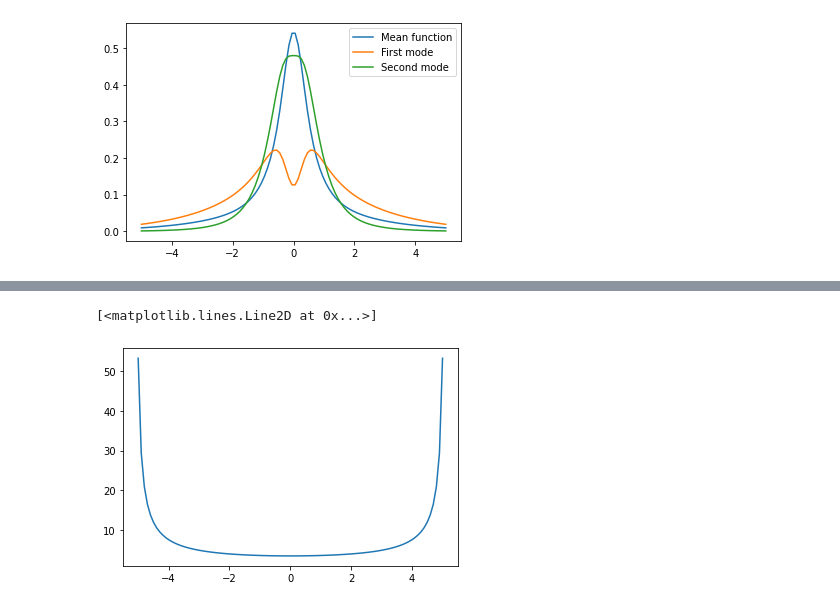
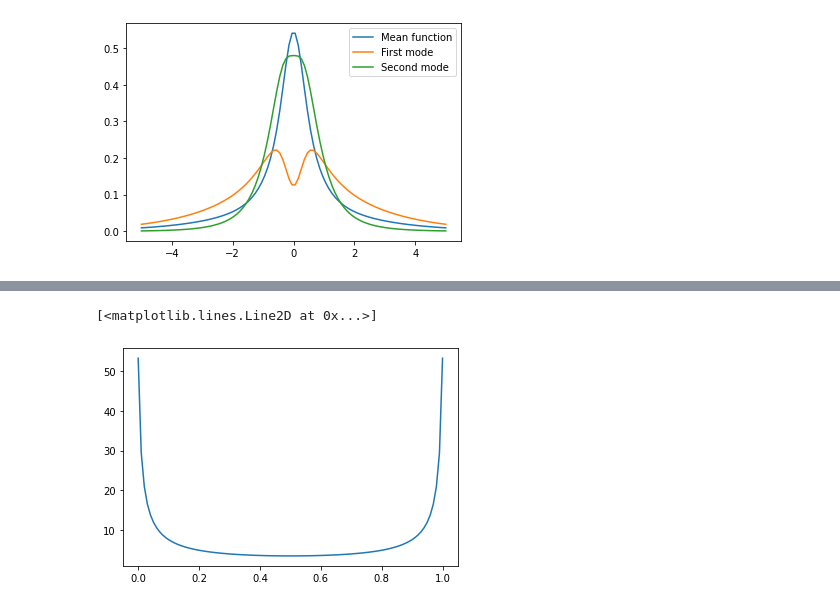
Before and after one commit to mirkimirk/thesis_frechet_fda, a Jupyter notebook: src/frechet_fda/sandbox.ipynb, the cells around one changed output, grey strips where cells are left out. Saved outputs shown, nothing was run; the diff lists cells and outputs as text; code cells hidden in the pictures.

```diff
--- a/src/frechet_fda/sandbox.ipynb
+++ b/src/frechet_fda/sandbox.ipynb
@@ -602,6 +540,3 @@ plt.legend()
 plt.show()
 # %% [output]
 [figure]
-# %%
-quantiles_discretized = norm.ppf(grid_quantiles, mus, sigmas).transpose()
-quantile_densities_discretized = np.reciprocal(norm_density(norm.ppf(grid_quantiles, mus, sigmas), mus, sigmas)).transpose()
@@ -617,6 +543,6 @@ plt.plot(grid_quantiles_univ, quantile_densities_discretized[0])
 # %%
-mean_qd_func = np.mean(quantile_densities_discretized, axis=0)
-plt.plot(grid_densities_univ, mean_qd_func)
+mean_qdf = np.mean(quantile_densities_discretized, axis=0)
+plt.plot(grid_quantiles_univ, mean_qdf)
 # %% [output]
 [<matplotlib.lines.Line2D at 0x...>]
-[figure, old version]
+[figure, new version]
```
Also changed, not shown: parts of 21 cells of this notebook.
